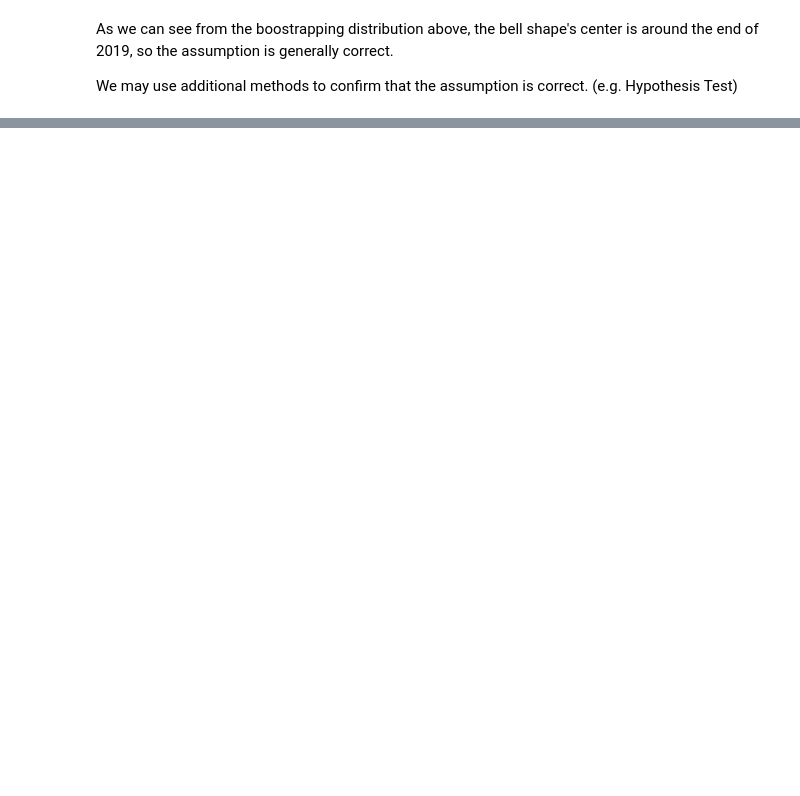
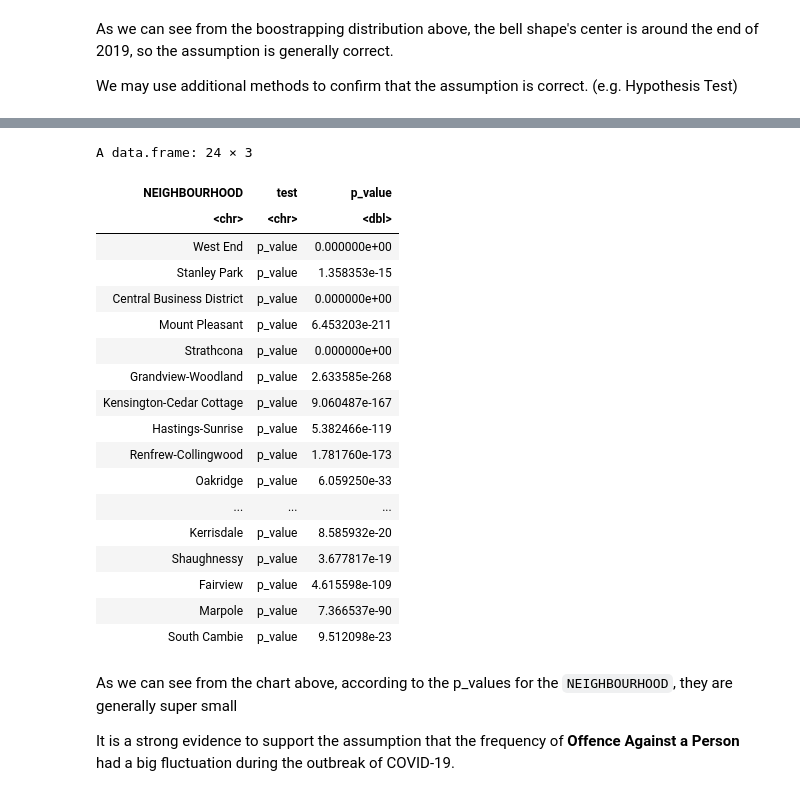
Before and after one commit to Rz02/stat201_2022w2_group_06_project, a Jupyter notebook: crime_rate_comparison.ipynb, the cells around one changed output, grey strips where cells are left out. Drawn from its saved outputs; the diff is of its cells as text; code cells hidden in the pictures; blank space fills up the shorter version.

```diff
--- a/crime_rate_comparison.ipynb
+++ b/crime_rate_comparison.ipynb
@@ -225,0 +258,43 @@ We may use additional methods to confirm that the assumption is correct. (e.g. H
+# %%
+crime_offence <- crime %>%
+    filter(TYPE == "Offence Against a Person") %>%
+    filter(NEIGHBOURHOOD != "") %>%
+    select(YEAR, NEIGHBOURHOOD)
+
+# Create a new column to indicate whether the crime happened from 2017 to 2019 or 2020 to 2022
+crime_offence$period <- ifelse(crime_offence$YEAR %in% c(2017, 2018, 2019), "2017-2019", "2020-2022")
+
+# Get a list of unique neighborhoods
+neighborhoods <- unique(crime_offence$NEIGHBOURHOOD)
+
+# Create an empty vector to store the p-values
+p_values <- c()
+
+for (n in neighborhoods) {
+  # Subset the data for the current neighborhood
+  neighborhood_data <- subset(crime_offence, NEIGHBOURHOOD == n)
+
+  # Create a contingency table of crime frequency by year and period
+  contingency_table <- table(neighborhood_data$YEAR, neighborhood_data$period)
+
+  # Conduct a chi-square test of independence to compare the frequency of crime between the two periods
+  chi_sq_test <- chisq.test(contingency_table)
+
+  # Extract the p-value from the test result
+  p_value <- chi_sq_test$p.value
+
+  # Add the p-value to the vector
+  p_values <- c(p_values, p_value)
+}
+
+# Print the p-values for each neighborhood
+names(p_values) <- neighborhoods
+
+# Convert the p-values to a data frame
+p_values_df <- data.frame(NEIGHBOURHOOD = names(p_values), p_value = p_values)
+
+# Create a tidy format using the gather function
+tidy_p_values <- gather(p_values_df, key = "test", value = "p_value", -NEIGHBOURHOOD)
+
+tidy_p_values
+# %% [output]
@@ -225,0 +313,23 @@ We may use additional methods to confirm that the assumption is correct. (e.g. H
+A data.frame: 24 × 3
+| NEIGHBOURHOOD | test | p_value |
+| <chr> | <chr> | <dbl> |
+| West End | p_value | 0.000000e+00 |
+| Stanley Park | p_value | 1.358353e-15 |
+| Central Business District | p_value | 0.000000e+00 |
+| Mount Pleasant | p_value | 6.453203e-211 |
+| Strathcona | p_value | 0.000000e+00 |
+| Grandview-Woodland | p_value | 2.633585e-268 |
+| Kensington-Cedar Cottage | p_value | 9.060487e-167 |
+| Hastings-Sunrise | p_value | 5.382466e-119 |
+| Renfrew-Collingwood | p_value | 1.781760e-173 |
+| Oakridge | p_value | 6.059250e-33 |
+| ... | ... | ... |
+| Kerrisdale | p_value | 8.585932e-20 |
+| Shaughnessy | p_value | 3.677817e-19 |
+| Fairview | p_value | 4.615598e-109 |
+| Marpole | p_value | 7.366537e-90 |
+| South Cambie | p_value | 9.512098e-23 |
+# %% [markdown]
+As we can see from the chart above, according to the p_values for the `NEIGHBOURHOOD`, they are generally super small
+
+It is a strong evidence to support the assumption that the frequency of **Offence Against a Person** had a big fluctuation during the outbreak of COVID-19.
```
Also changed, not shown: parts of 6 cells of this notebook.
